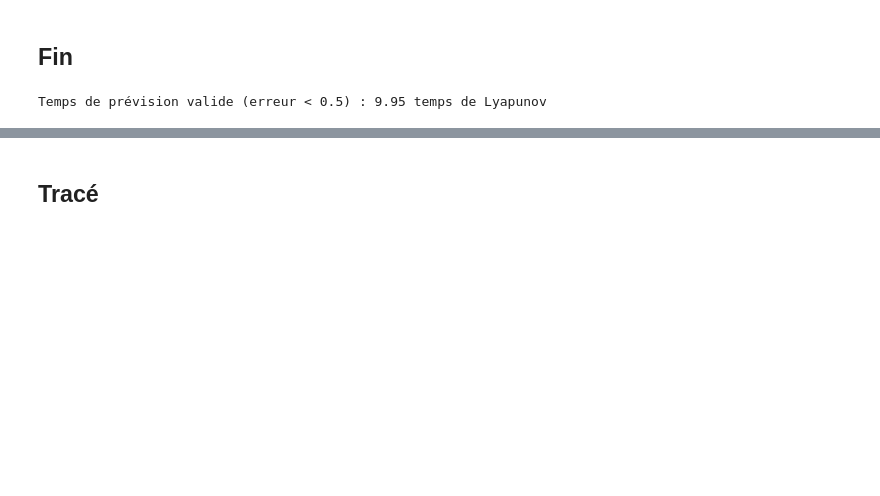
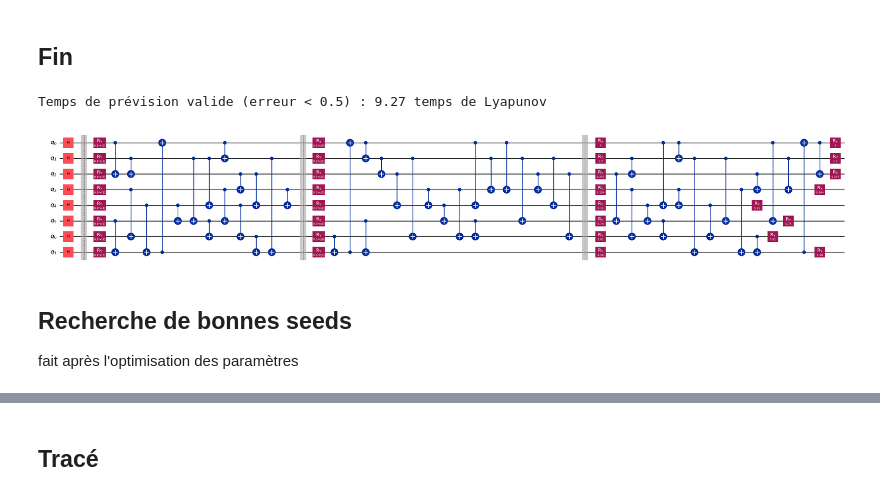
Before and after one commit to q-IL/quantum_algorithms, a Jupyter notebook: Hackathon - Toulouse/Finale/QRC.ipynb, the cells around one changed output, grey strips where cells are left out. Cells and saved outputs as stored; diff of their text form; code cells hidden in the pictures; blank space fills up the shorter version.

```diff
--- a/Hackathon - Toulouse/Finale/QRC.ipynb
+++ b/Hackathon - Toulouse/Finale/QRC.ipynb
@@ -310,8 +310,15 @@ def run_qrc_experiment(
         "mean_squared_error": float(np.mean((preds - truth) ** 2)),
     }
 # %%
+I_ex=0.5
 
-circuit_ex, qc_ex, _ = build_circuit(K=8, I=0.76, nb_ring=3, nb_encode=2, lam=0.1)
+circuit_ex, qc_ex, I_seeds_ex = build_circuit(K=8, I=I_ex, nb_ring=3, nb_encode=2, lam=0.1)
 results = run_qrc_experiment(circuit=circuit_ex,qc=qc_ex, feature_mode="probs",print_temps=True,ridge_alpha=1e-06,n_train=2000)
+qc_ex.draw('mpl', fold=-1)
 # %% [output]
-Temps de prévision valide (erreur < 0.5) : 9.95 temps de Lyapunov
+Temps de prévision valide (erreur < 0.5) : 9.27 temps de Lyapunov
+[figure, added]
+# %% [markdown]
+## Recherche de bonnes seeds
+
+fait après l'optimisation des paramètres
```
Also changed, not shown: parts of 12 cells of this notebook.
